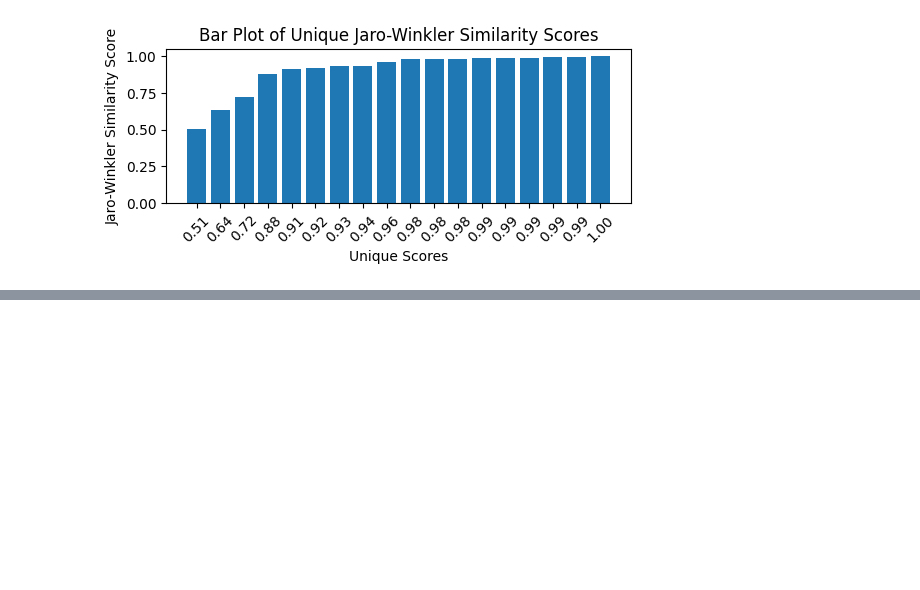
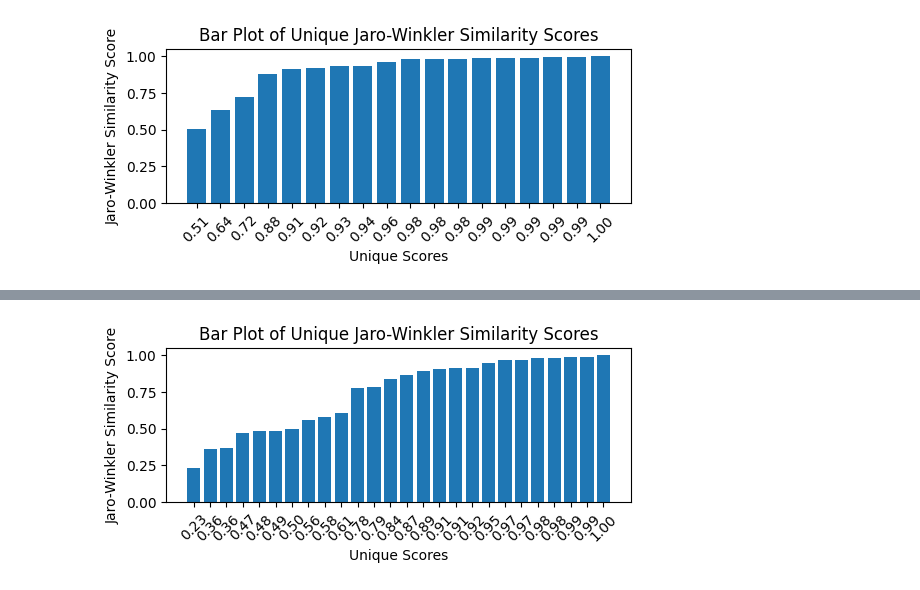
Before and after one commit to ai-cfia/fertiscan-pipeline, a Jupyter notebook: notebooks/metric.ipynb, the cells around one changed output, grey strips where cells are left out. Cells and saved outputs as stored; diff of their text form; code cells hidden in the pictures; blank space fills up the shorter version.

```diff
--- a/notebooks/metric.ipynb
+++ b/notebooks/metric.ipynb
@@ -636,0 +664,3 @@ plt.show()
+# %%
+df_flatten['expected_output_fertiliser_name_cleaned'] = df_flatten['expected_output_fertiliser_name'].apply(preprocess_string)
+df_flatten['dspy_output_fertiliser_name_cleaned'] = df_flatten['dspy_output_fertiliser_name'].apply(preprocess_string)
@@ -636,0 +694,7 @@ plt.show()
+# %%
+fertiliser_name = df_flatten[df_flatten['expected_output_fertiliser_name_cleaned'].notna()]
+print(len(fertiliser_name))
+
+fertiliser_name = fertiliser_name[['instance_path', 'expected_output_fertiliser_name', 'dspy_output_fertiliser_name', 'expected_output_fertiliser_name_cleaned', 'dspy_output_fertiliser_name_cleaned']]
+
+fertiliser_name.head()
@@ -636,0 +718,2 @@ plt.show()
+# %%
+fertiliser_name = fertiliser_name.dropna()
@@ -636,0 +744,3 @@ plt.show()
+# %%
+fertiliser_name['fertiliser_name_jw_score'] = fertiliser_name.apply(lambda x: jellyfish.jaro_winkler_similarity(x['expected_output_fertiliser_name'], x['dspy_output_fertiliser_name']), axis=1)
+fertiliser_name['fertiliser_name_cleaned_jw_score'] = fertiliser_name.apply(lambda x: jellyfish.jaro_winkler_similarity(x['expected_output_fertiliser_name_cleaned'], x['dspy_output_fertiliser_name_cleaned']), axis=1)
@@ -636,0 +778,13 @@ plt.show()
+# %%
+unique_scores = sorted(fertiliser_name['fertiliser_name_jw_score'].unique())
+
+# Create a bar plot
+plt.figure(figsize=(6, 2))
+plt.bar(range(len(unique_scores)), unique_scores, tick_label=[f'{score:.2f}' for score in unique_scores])
+plt.xlabel('Unique Scores')
+plt.ylabel('Jaro-Winkler Similarity Score')
+plt.title('Bar Plot of Unique Jaro-Winkler Similarity Scores')
+plt.xticks(rotation=45)
+plt.show()
+# %% [output]
+[figure, added]
```
Also changed, not shown: parts of 26 cells of this notebook.
